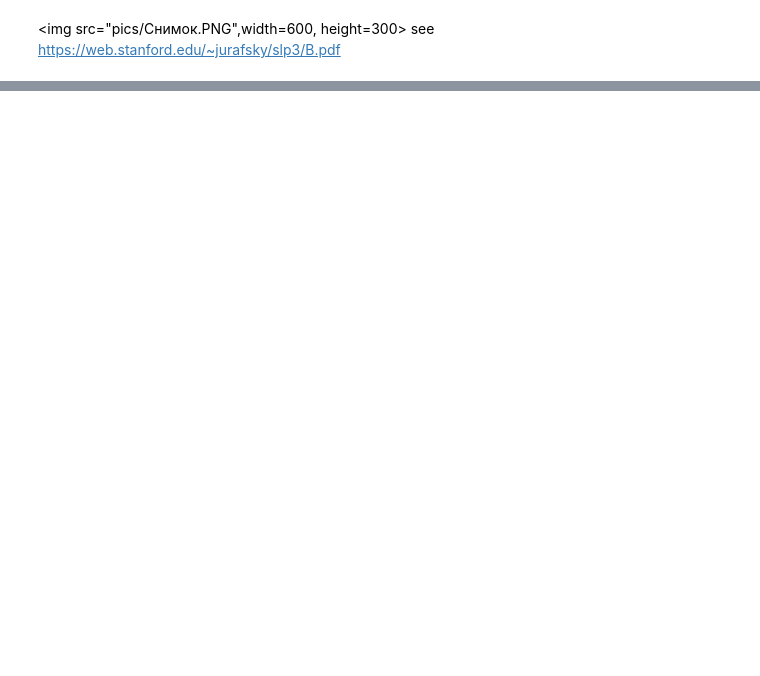
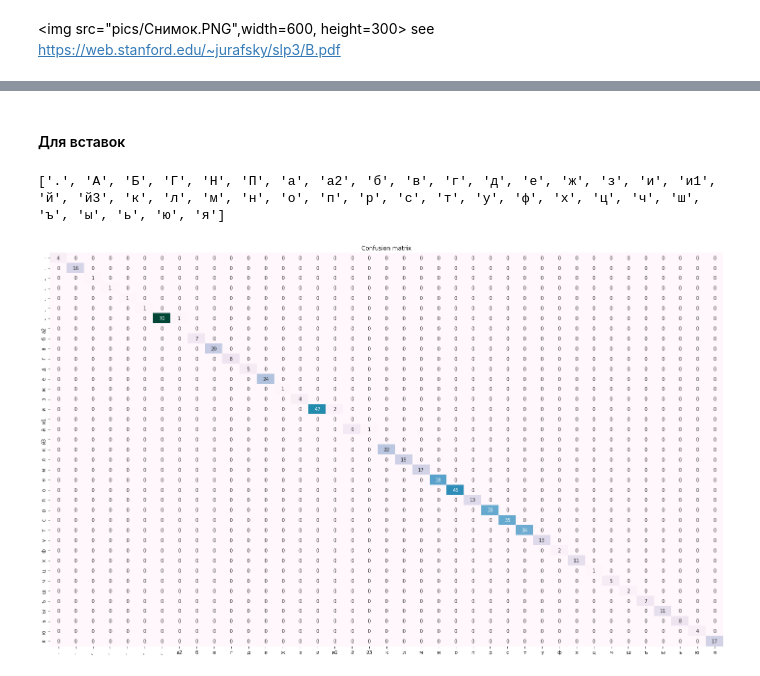
Before and after one commit to mapozhidaeva/Culturomics, a Jupyter notebook: ngrams/correction/ErrorModel.ipynb, the cells around one changed output, grey strips where cells are left out. Drawn from its saved outputs; the diff is of its cells as text; code cells hidden in the pictures; blank space fills up the shorter version.

```diff
--- a/ngrams/correction/ErrorModel.ipynb
+++ b/ngrams/correction/ErrorModel.ipynb
@@ -119,3 +242,19 @@ see https://web.stanford.edu/~jurafsky/slp3/B.pdf
+# %% [markdown]
+#### Для вставок
+# %%
+import matplotlib.pyplot as plt
+import seaborn as sns
+from sklearn.metrics import *
+from sklearn.feature_extraction.text import *
+labels = sorted(list(set(correct_ins_elements+error_ins_elements)))
+print(labels)
+plt.figure(figsize=(25,15))
+sns.heatmap(data=confusion_matrix(correct_ins_elements, error_ins_elements),annot=True,fmt='d', cbar=False, xticklabels=labels,yticklabels=labels, cmap='PuBuGn')#,fmt='d', annot=True,)
+plt.title("Confusion matrix")
+plt.show()
+# %% [output]
+['.', 'А', 'Б', 'Г', 'Н', 'П', 'а', 'а2', 'б', 'в', 'г', 'д', 'е', 'ж', 'з', 'и', 'и1', 'й', 'й3', 'к', 'л', 'м', 'н', 'о', 'п', 'р', 'с', 'т', 'у', 'ф', 'х', 'ц', 'ч', 'ш', 'ъ', 'ы', 'ь', 'ю', 'я']
+[figure, added]
 # %%
 sub_counts=Counter(error_df[error_df.editop=='replace']['e|w'].astype(str).tolist())
 ins_counts=Counter(error_df[error_df.editop=='insert']['e|w'].astype(str).tolist())
```
Also changed, not shown: parts of 31 cells of this notebook.
